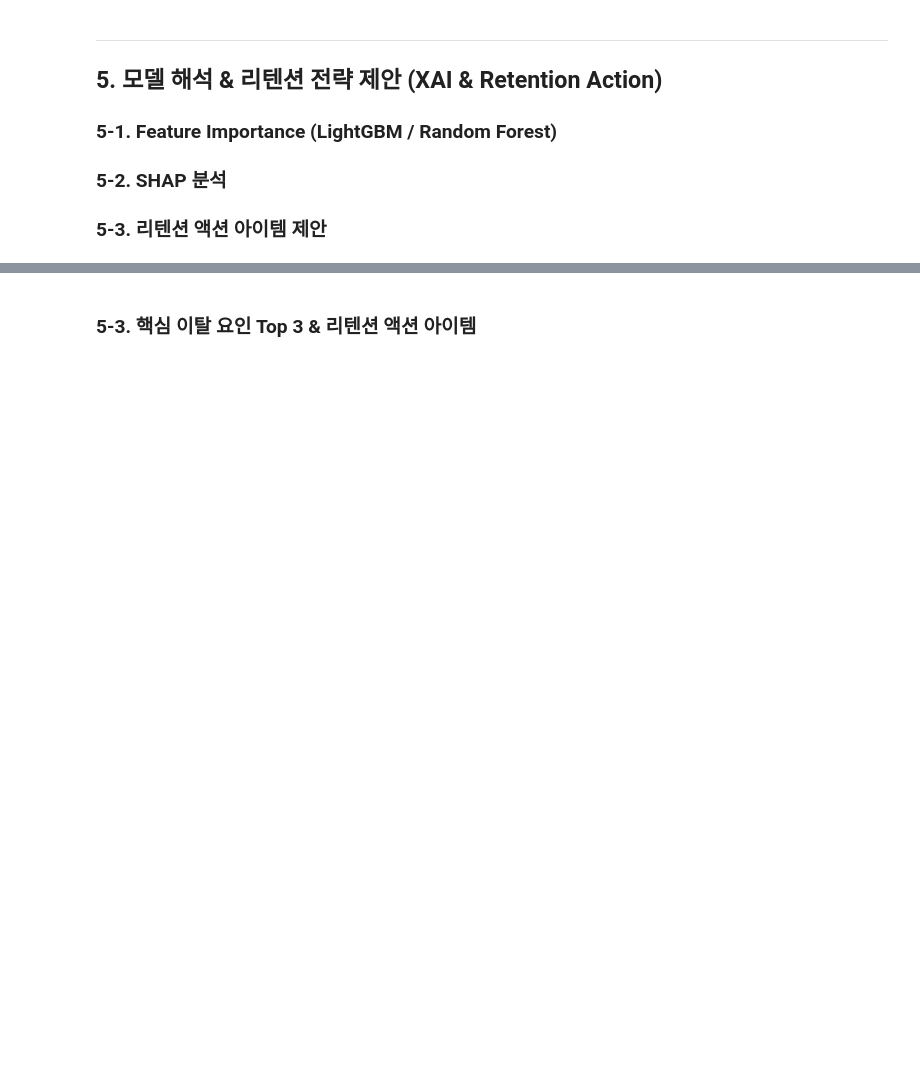
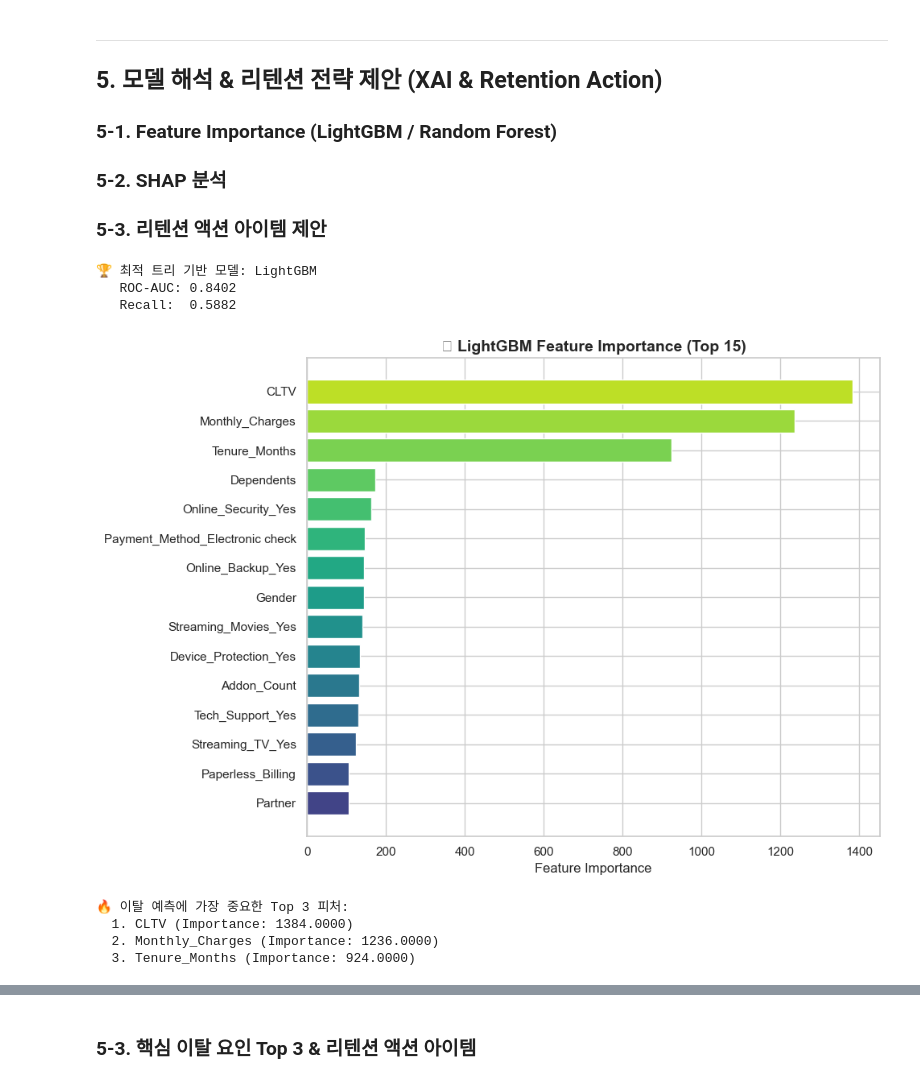
Before and after one commit to PJH720/churn-guard, a Jupyter notebook: notebooks/NotebookTemp000.ipynb, the cells around one changed output, grey strips where cells are left out. Cells and saved outputs as stored; diff of their text form; code cells hidden in the pictures; blank space fills up the shorter version.

Commit message:
Update churn prediction notebook with SMOTE preprocessing and fixes

```diff
--- a/notebooks/NotebookTemp000.ipynb
+++ b/notebooks/NotebookTemp000.ipynb
@@ -592,15 +592,22 @@ Addon_Count
 ### 3-2. SMOTE 적용 (학습 데이터만)
 # %%
 # ============================================================
-# 3-1. 피처/타겟 분리 & Train/Test Split
+# 3-1. 피처/타겟 분리 & Train/Test Split (범주형 수치 변환 포함)
 # ============================================================
 
 # 타겟 변수
 TARGET = 'Churn_Value'
 
-# 모델링에 사용할 피처 (Addon_Count는 파생 피처로 포함)
-X = df.drop(columns=[TARGET])
-y = df[TARGET]
+# 1. 모델링에 불필요하거나 식별자/사후 컬럼 제거 (존재 시)
+drop_cols = ['CustomerID', 'Count', 'Country', 'State', 'City', 'Zip Code', 'Lat Long', 'Latitude', 'Longitude', 'Churn Label', 'Churn Score', 'Churn Reason']
+df_clean = df.drop(columns=[col for col in drop_cols if col in df.columns])
+
+# 2. 피처/타겟 분리
+X = df_clean.drop(columns=[TARGET])
+y = df_clean[TARGET]
+
+# 3. 모든 범주형(Object) 피처를 수치형(0, 1)으로 원-핫 인코딩
+X = pd.get_dummies(X, drop_first=True, dtype=int)
 
 # Stratified Train/Test Split (8:2)
 X_train, X_test, y_train, y_test = train_test_split(
@@ -609,7 +616,8 @@ X_train, X_test, y_train, y_test = train_test_split(
 
 print(f'📊 학습 데이터: {X_train.shape[0]}개 ({y_train.mean():.2%} 이탈률)')
 print(f'📊 테스트 데이터: {X_test.shape[0]}개 ({y_test.mean():.2%} 이탈률)')
-print(f'\n✅ Stratify 적용: 학습/테스트 이탈률 비율 유지 확인')
+print(f'\n✅ 원-핫 인코딩 적용 완료 (총 {X.shape[1]}개 수치형 피처)')
+print(f'✅ Stratify 적용: 학습/테스트 이탈률 비율 유지 확인')
 # %% [output]
 📊 학습 데이터: 5634개 (26.54% 이탈률)
 📊 테스트 데이터: 1409개 (26.54% 이탈률)
@@ -778,38 +822,50 @@ plt.show()
 # ============================================================
 
 # ROC-AUC 기준 최적 트리 기반 모델 선정
 tree_models = {k: v for k, v in results.items() if k in ['Random Forest', 'LightGBM']}
 best_model_name = max(tree_models, key=lambda k: tree_models[k]['ROC-AUC'])
 best_model = models[best_model_name]
 
 print(f'🏆 최적 트리 기반 모델: {best_model_name}')
 print(f'   ROC-AUC: {results[best_model_name]["ROC-AUC"]:.4f}')
 print(f'   Recall:  {results[best_model_name]["Recall"]:.4f}')
 
 # Feature Importance
 feature_names = X.columns
 importances = best_model.feature_importances_
 
 feat_imp = pd.DataFrame({
     'Feature': feature_names,
     'Importance': importances
 }).sort_values('Importance', ascending=True)
 
-# 시각화
-fig, ax = plt.subplots(figsize=(10, max(6, len(feat_imp) * 0.35)))
-colors = plt.cm.viridis(np.linspace(0.2, 0.9, len(feat_imp)))
-ax.barh(feat_imp['Feature'], feat_imp['Importance'], color=colors, edgecolor='white')
+# 주요 피처 Top 15 선정 (세로 길이 축소 및 가독성 향상)
+feat_imp_plot = feat_imp.tail(15)
+
+# 시각화 (figsize 세로 크기를 7로 축소)
+fig, ax = plt.subplots(figsize=(10, 7))
+colors = plt.cm.viridis(np.linspace(0.2, 0.9, len(feat_imp_plot)))
+ax.barh(feat_imp_plot['Feature'], feat_imp_plot['Importance'], color=colors, edgecolor='white')
 ax.set_xlabel('Feature Importance', fontsize=12)
-ax.set_title(f'🔑 {best_model_name} Feature Importance', fontsize=14, fontweight='bold')
+ax.set_title(f'🔑 {best_model_name} Feature Importance (Top 15)', fontsize=14, fontweight='bold')
 
 plt.tight_layout()
 plt.show()
 
 # Top 3 피처
 top3 = feat_imp.tail(3).iloc[::-1]
 print(f'\n🔥 이탈 예측에 가장 중요한 Top 3 피처:')
 for i, (_, row) in enumerate(top3.iterrows(), 1):
     print(f'  {i}. {row["Feature"]} (Importance: {row["Importance"]:.4f})')
+# %% [output]
+🏆 최적 트리 기반 모델: LightGBM
+   ROC-AUC: 0.8402
+   Recall:  0.5882
+[figure, added]
+🔥 이탈 예측에 가장 중요한 Top 3 피처:
+  1. CLTV (Importance: 1384.0000)
+  2. Monthly_Charges (Importance: 1236.0000)
+  3. Tenure_Months (Importance: 924.0000)
 # %%
 # ============================================================
 # 5-2. SHAP 분석 (모델 해석)
```
Also changed, not shown: parts of 7 cells of this notebook.
